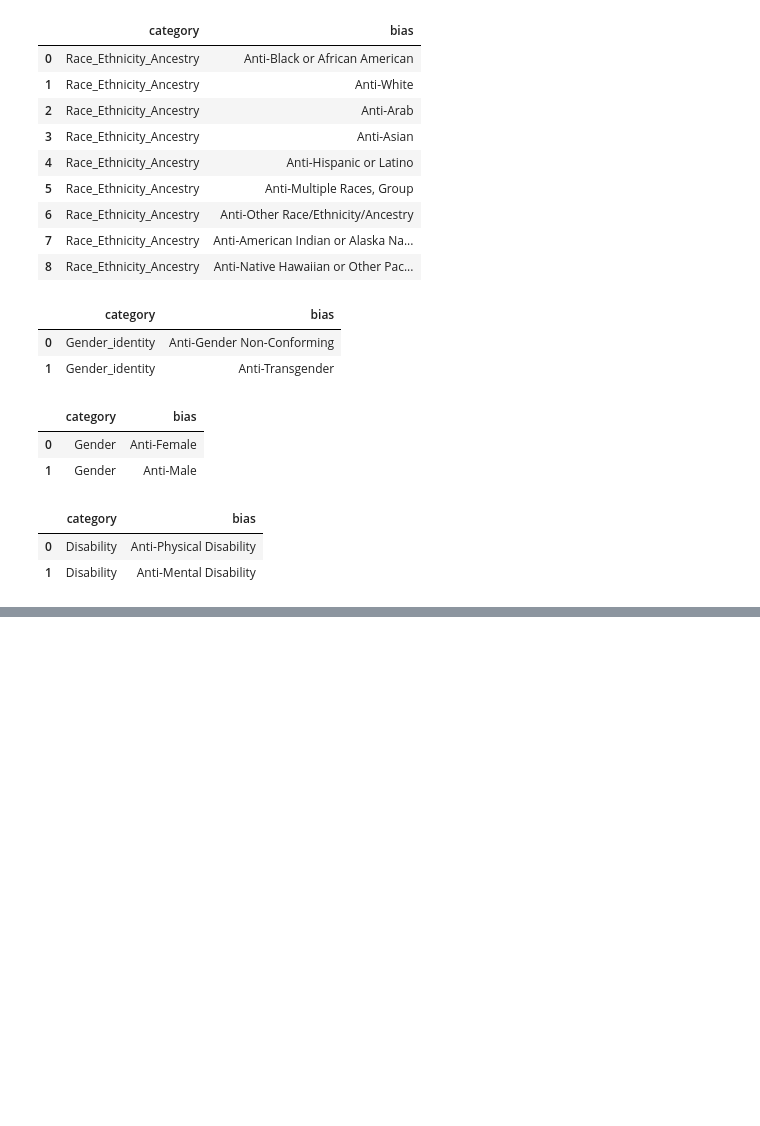
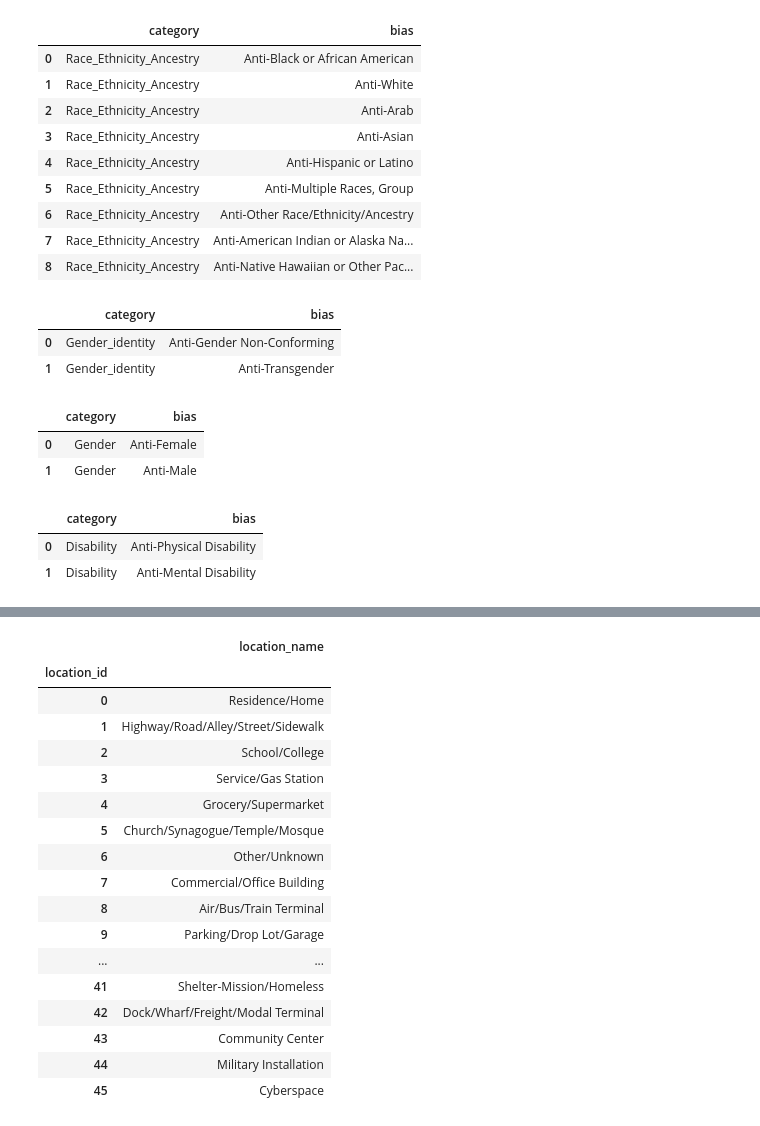
Before and after one commit to evacs/Project-3, a Jupyter notebook: Data_cleaning.ipynb, the cells around one changed output, grey strips where cells are left out. Saved outputs shown, nothing was run; the diff lists cells and outputs as text; code cells hidden in the pictures; blank space fills up the shorter version.

```diff
--- a/Data_cleaning.ipynb
+++ b/Data_cleaning.ipynb
@@ -269,0 +294,28 @@ bias_df.to_csv("resources/bias_category.csv", index=False)
+# %%
+hcrime_df["location_name"] =hcrime_df["location_name"].str.split(';')
+explode_df = hcrime_df.explode("location_name", ignore_index=True)
+# %%
+loc_df = explode_df["location_name"].unique()
+# Create dataframe for bias
+loc_df = pd.DataFrame(loc_df, columns=['location_name'])
+loc_df.index.name = 'location_id'
+loc_df
+# %% [output]
+|  | location_name |
+| location_id |  |
+| 0 | Residence/Home |
+| 1 | Highway/Road/Alley/Street/Sidewalk |
+| 2 | School/College |
+| 3 | Service/Gas Station |
+| 4 | Grocery/Supermarket |
+| 5 | Church/Synagogue/Temple/Mosque |
+| 6 | Other/Unknown |
+| 7 | Commercial/Office Building |
+| 8 | Air/Bus/Train Terminal |
+| 9 | Parking/Drop Lot/Garage |
+| ... | ... |
+| 41 | Shelter-Mission/Homeless |
+| 42 | Dock/Wharf/Freight/Modal Terminal |
+| 43 | Community Center |
+| 44 | Military Installation |
+| 45 | Cyberspace |
```
Also changed, not shown: parts of 18 cells of this notebook, 9 other files.
